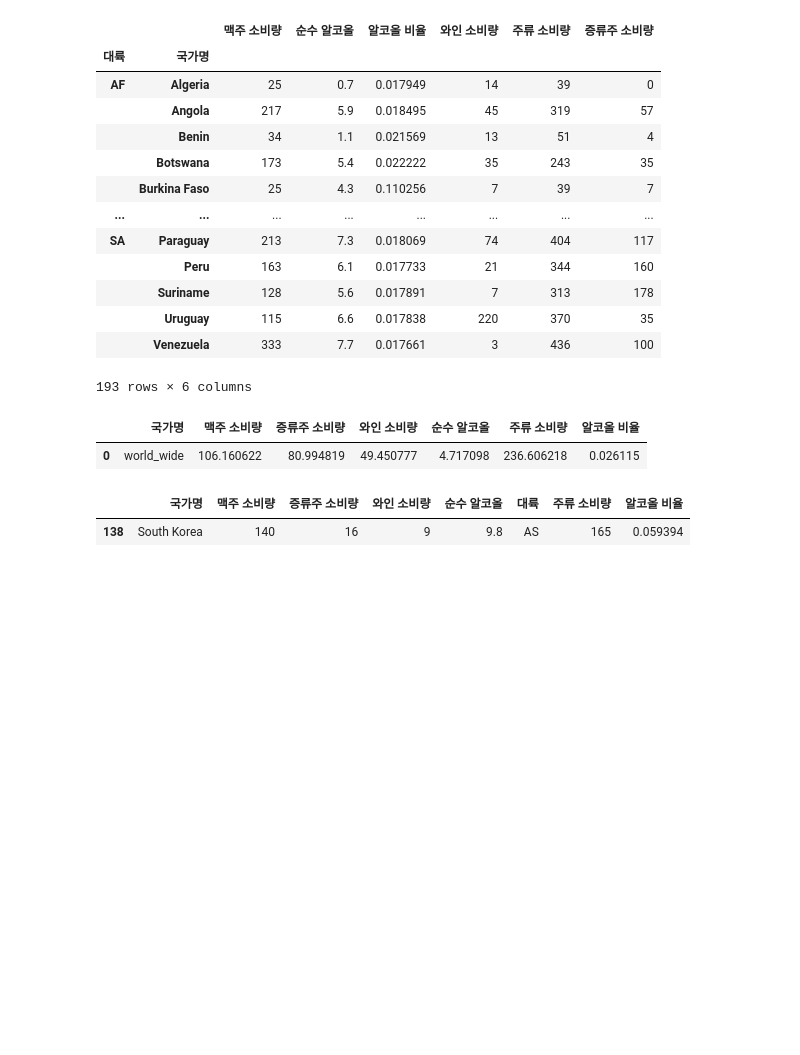
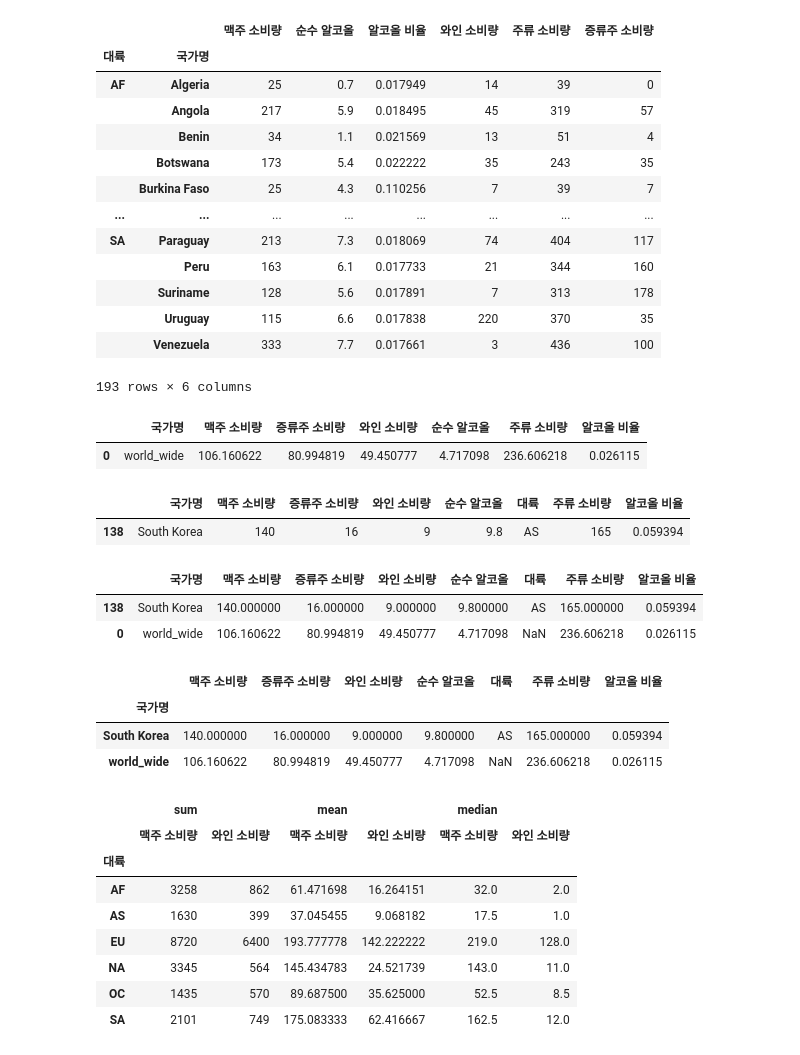
Before and after one commit to jjh9329/numpy-study, a Jupyter notebook: 02.Pandas/국가별 알콜섭취 데이터 분석/국가별 알콜 섭취량 데이터 분석 문제.ipynb, the cells around one changed output. Saved outputs shown, nothing was run; the diff lists cells and outputs as text; code cells hidden in the pictures; blank space fills up the shorter version.

```diff
--- a/02.Pandas/국가별 알콜섭취 데이터 분석/국가별 알콜 섭취량 데이터 분석 문제.ipynb
+++ b/02.Pandas/국가별 알콜섭취 데이터 분석/국가별 알콜 섭취량 데이터 분석 문제.ipynb
@@ -322,3 +311,31 @@ korea
 # %% [output]
 |  | 국가명 | 맥주 소비량 | 증류주 소비량 | 와인 소비량 | 순수 알코올 | 대륙 | 주류 소비량 | 알코올 비율 |
 | 138 | South Korea | 140 | 16 | 9 | 9.8 | AS | 165 | 0.059394 |
+# %%
+compare = pd.concat([korea,world_wide])
+compare
+# %% [output]
+|  | 국가명 | 맥주 소비량 | 증류주 소비량 | 와인 소비량 | 순수 알코올 | 대륙 | 주류 소비량 | 알코올 비율 |
+| 138 | South Korea | 140.000000 | 16.000000 | 9.000000 | 9.800000 | AS | 165.000000 | 0.059394 |
+| 0 | world_wide | 106.160622 | 80.994819 | 49.450777 | 4.717098 | NaN | 236.606218 | 0.026115 |
+# %%
+#compare = compare.set_index('국가명')
+compare
+# %% [output]
+|  | 맥주 소비량 | 증류주 소비량 | 와인 소비량 | 순수 알코올 | 대륙 | 주류 소비량 | 알코올 비율 |
+| 국가명 |  |  |  |  |  |  |  |
+| South Korea | 140.000000 | 16.000000 | 9.000000 | 9.800000 | AS | 165.000000 | 0.059394 |
+| world_wide | 106.160622 | 80.994819 | 49.450777 | 4.717098 | NaN | 236.606218 | 0.026115 |
+# %%
+#피봇 테이블을 사용하여 대륙별(index), '맥주'와'와인'의 mean,median,max 값을 구한다
+df.pivot_table(index = '대륙',values = ['맥주 소비량','와인 소비량'], aggfunc=['sum','mean','median'])
+# %% [output]
+|  | sum |  | mean |  | median |  |
+|  | 맥주 소비량 | 와인 소비량 | 맥주 소비량 | 와인 소비량 | 맥주 소비량 | 와인 소비량 |
+| 대륙 |  |  |  |  |  |  |
+| AF | 3258 | 862 | 61.471698 | 16.264151 | 32.0 | 2.0 |
+| AS | 1630 | 399 | 37.045455 | 9.068182 | 17.5 | 1.0 |
+| EU | 8720 | 6400 | 193.777778 | 142.222222 | 219.0 | 128.0 |
+| NA | 3345 | 564 | 145.434783 | 24.521739 | 143.0 | 11.0 |
+| OC | 1435 | 570 | 89.687500 | 35.625000 | 52.5 | 8.5 |
+| SA | 2101 | 749 | 175.083333 | 62.416667 | 162.5 | 12.0 |
```
Also changed, not shown: parts of 3 cells of this notebook, 6 other files.
